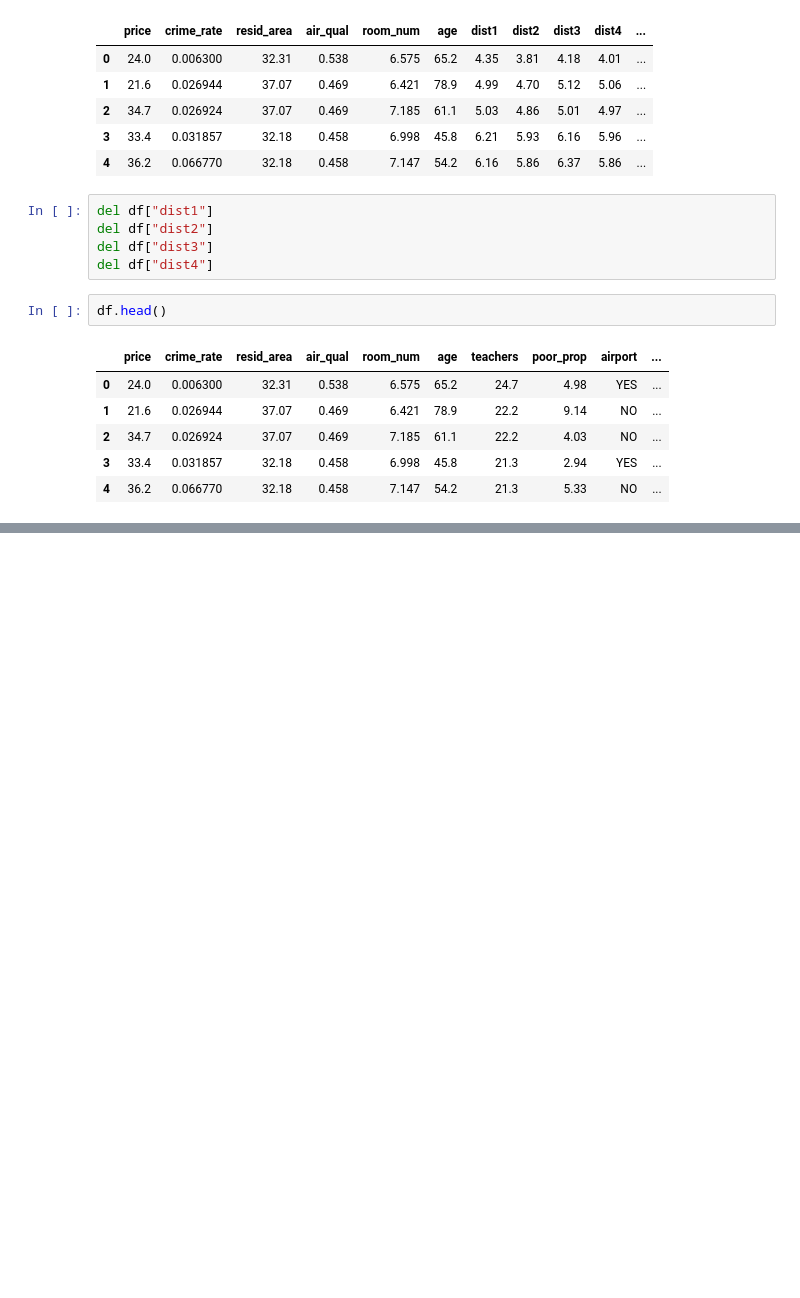
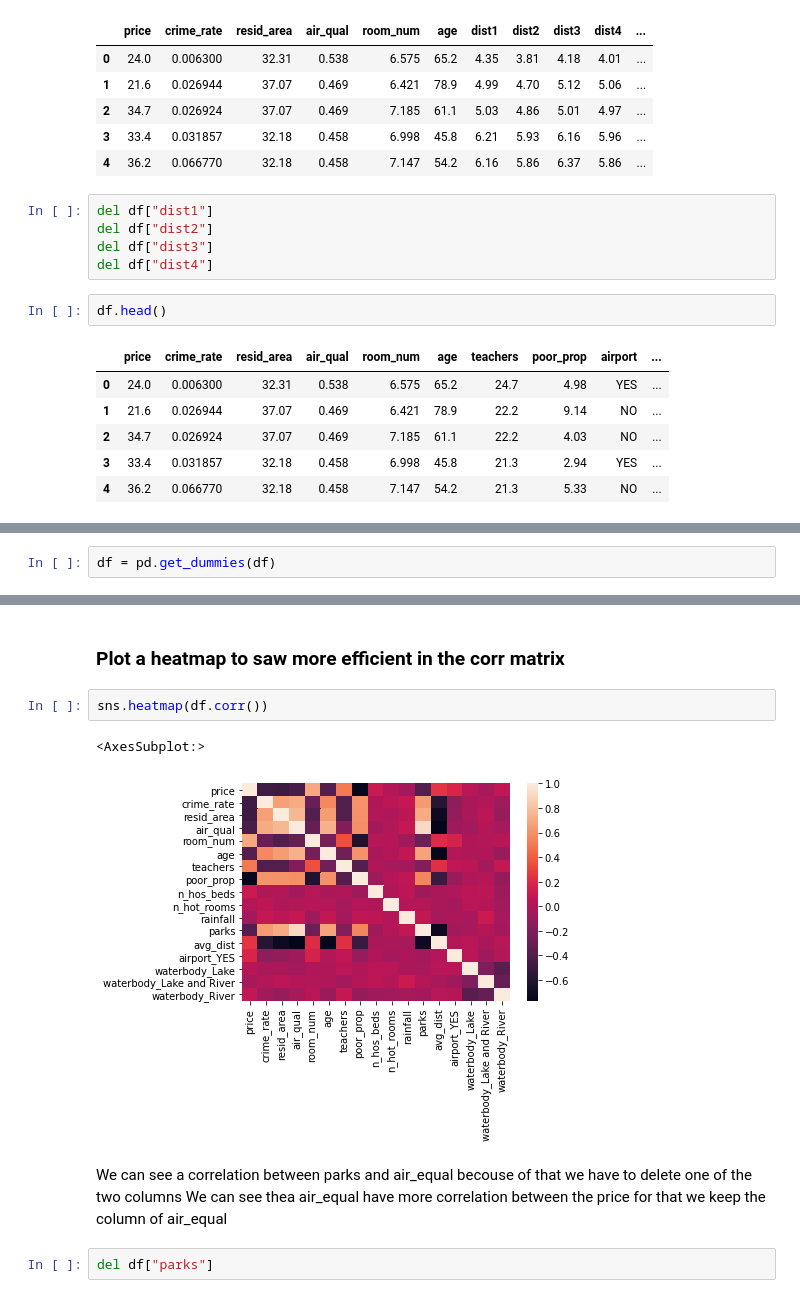
Before and after one commit to lmoreno98/100DaysOfCode, a Jupyter notebook: Machine_Learning_Python_R/Python/Data_Preprocessing.ipynb, the cells around one changed output, grey strips where cells are left out. Saved outputs shown, nothing was run; the diff lists cells and outputs as text; blank space fills up the shorter version.

Commit message:
Create Dummy variables, Create a correlation matrix, End of the preprocessing part

```diff
--- a/Machine_Learning_Python_R/Python/Data_Preprocessing.ipynb
+++ b/Machine_Learning_Python_R/Python/Data_Preprocessing.ipynb
@@ -245,0 +250,2 @@ df.head()
+# %%
+df = pd.get_dummies(df)
@@ -245,0 +303,12 @@ df.head()
+# %% [markdown]
+### Plot a heatmap to saw more efficient in the corr matrix
+# %%
+sns.heatmap(df.corr())
+# %% [output]
+<AxesSubplot:>
+[figure, added]
+# %% [markdown]
+We can see a correlation between parks and air_equal becouse of that we have to delete one of the two columns
+We can see thea air_equal have more correlation between the price for that we keep the column of air_equal
+# %%
+del df["parks"]
```
Also changed, not shown: parts of 11 cells of this notebook.
